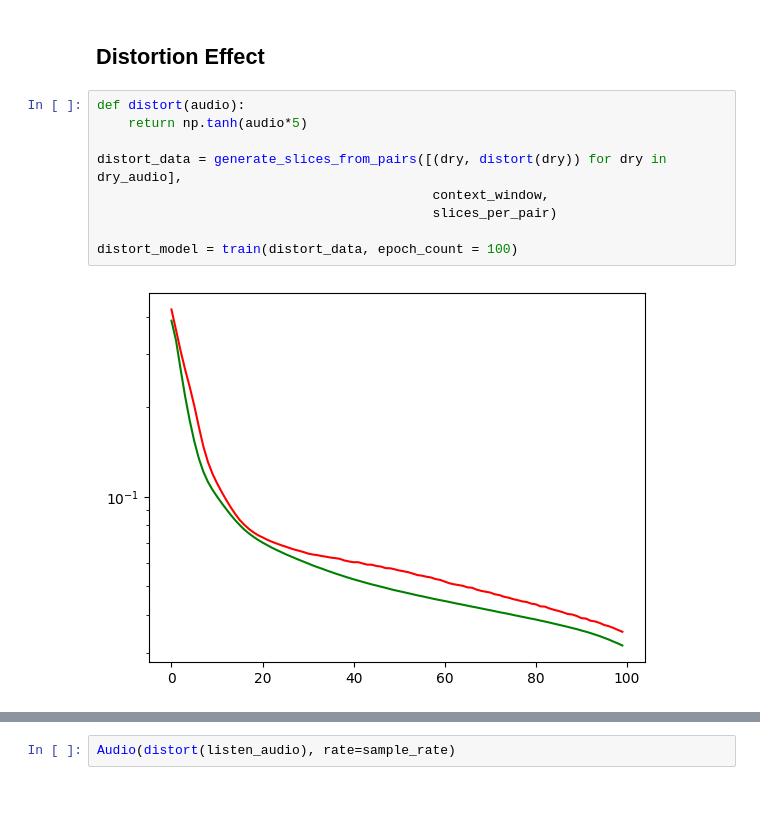
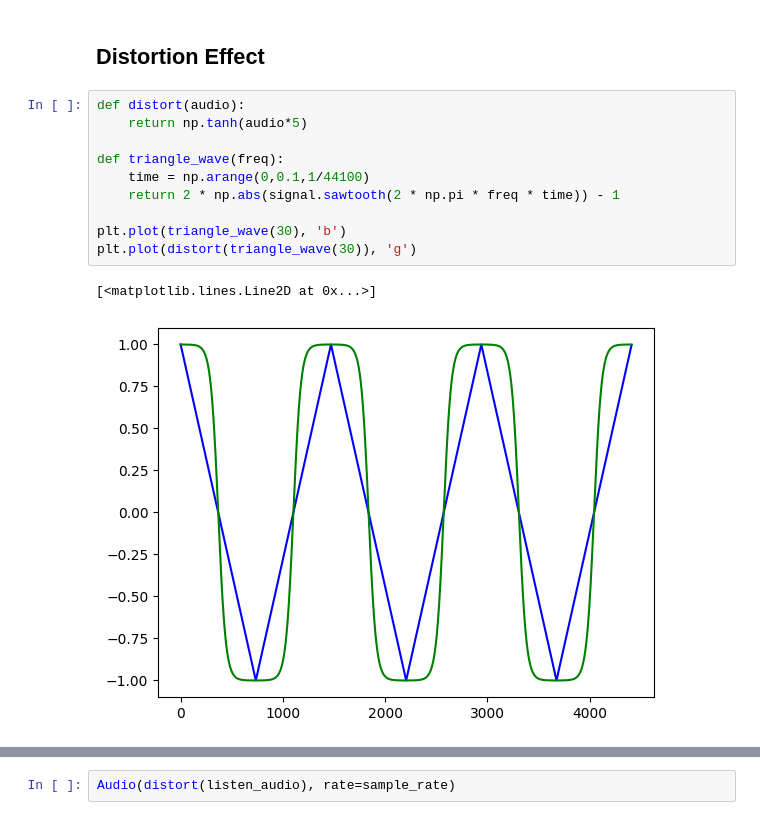
Before and after one commit to wyager/audiofx, a Jupyter notebook: audiofx.ipynb, the cells around one changed output, grey strips where cells are left out. Saved outputs shown, nothing was run; the diff lists cells and outputs as text.

```diff
--- a/audiofx.ipynb
+++ b/audiofx.ipynb
@@ -400,13 +402,15 @@ plt.plot(listen_audio[:250],'b')
 # %% [markdown]
 ## Distortion Effect
-# %%
-def distort(audio):
-    return np.tanh(audio*5)
-
-distort_data = generate_slices_from_pairs([(dry, distort(dry)) for dry in dry_audio],
-                                           context_window,
-                                           slices_per_pair)
-
-distort_model = train(distort_data, epoch_count = 100)
-# %% [output]
-[figure, removed]
+# %%
+def distort(audio):
+    return np.tanh(audio*5)
+
+def triangle_wave(freq):
+    time = np.arange(0,0.1,1/44100)
+    return 2 * np.abs(signal.sawtooth(2 * np.pi * freq * time)) - 1
+
+plt.plot(triangle_wave(30), 'b')
+plt.plot(distort(triangle_wave(30)), 'g')
+# %% [output]
+[<matplotlib.lines.Line2D at 0x...>]
+[figure, added]
```
Also changed, not shown: parts of 26 cells of this notebook.
